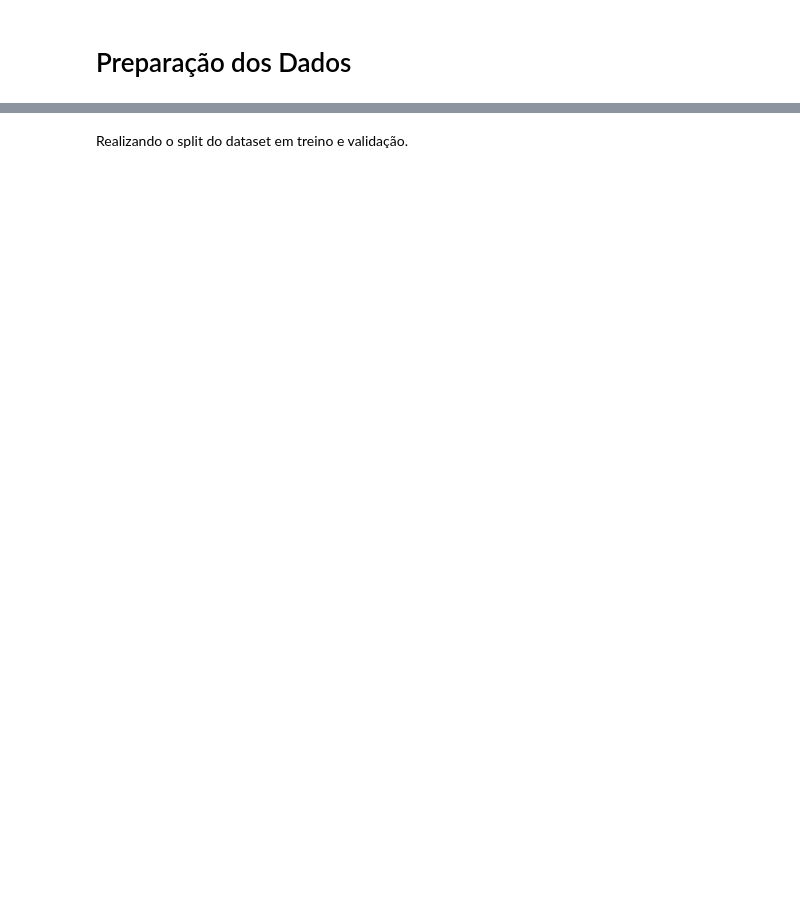
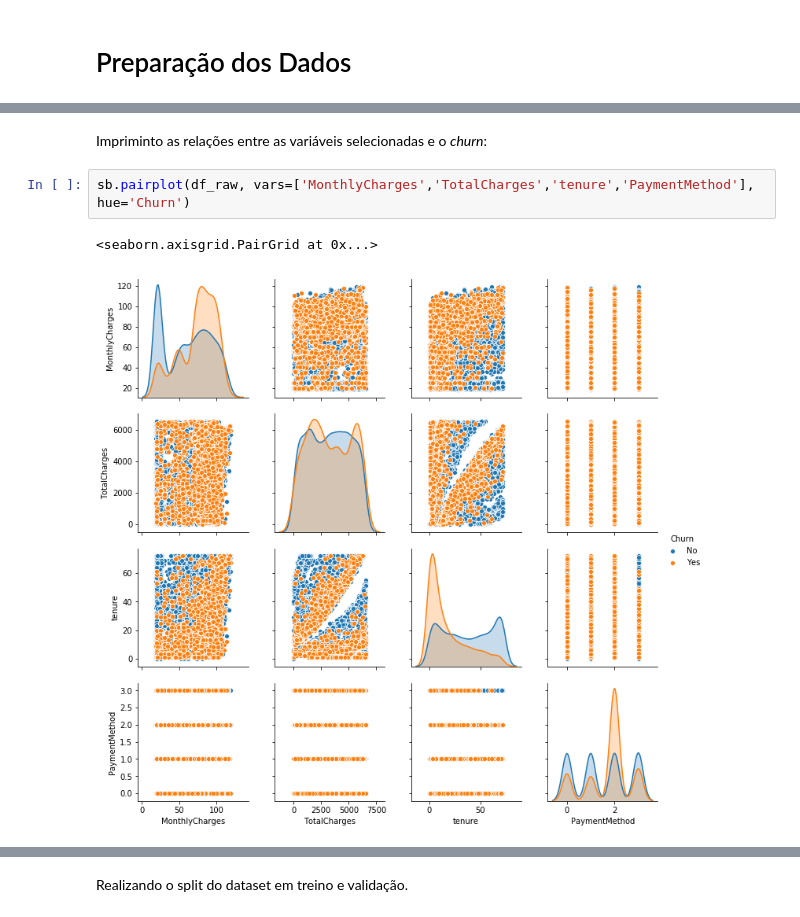
Before and after one commit to rogerdenisvieira/ClassificationModels, a Jupyter notebook: classification_models.ipynb, the cells around one changed output, grey strips where cells are left out. Drawn from its saved outputs; the diff is of its cells as text; blank space fills up the shorter version.

```diff
--- a/classification_models.ipynb
+++ b/classification_models.ipynb
@@ -55,0 +80,7 @@ df.head()
+# %% [markdown]
+Impriminto as relações entre as variáveis selecionadas e o *churn*:
+# %%
+sb.pairplot(df_raw, vars=['MonthlyCharges','TotalCharges','tenure','PaymentMethod'], hue='Churn')
+# %% [output]
+<seaborn.axisgrid.PairGrid at 0x...>
+[figure, added]
```
Also changed, not shown: parts of 38 cells of this notebook, 4 other files.
